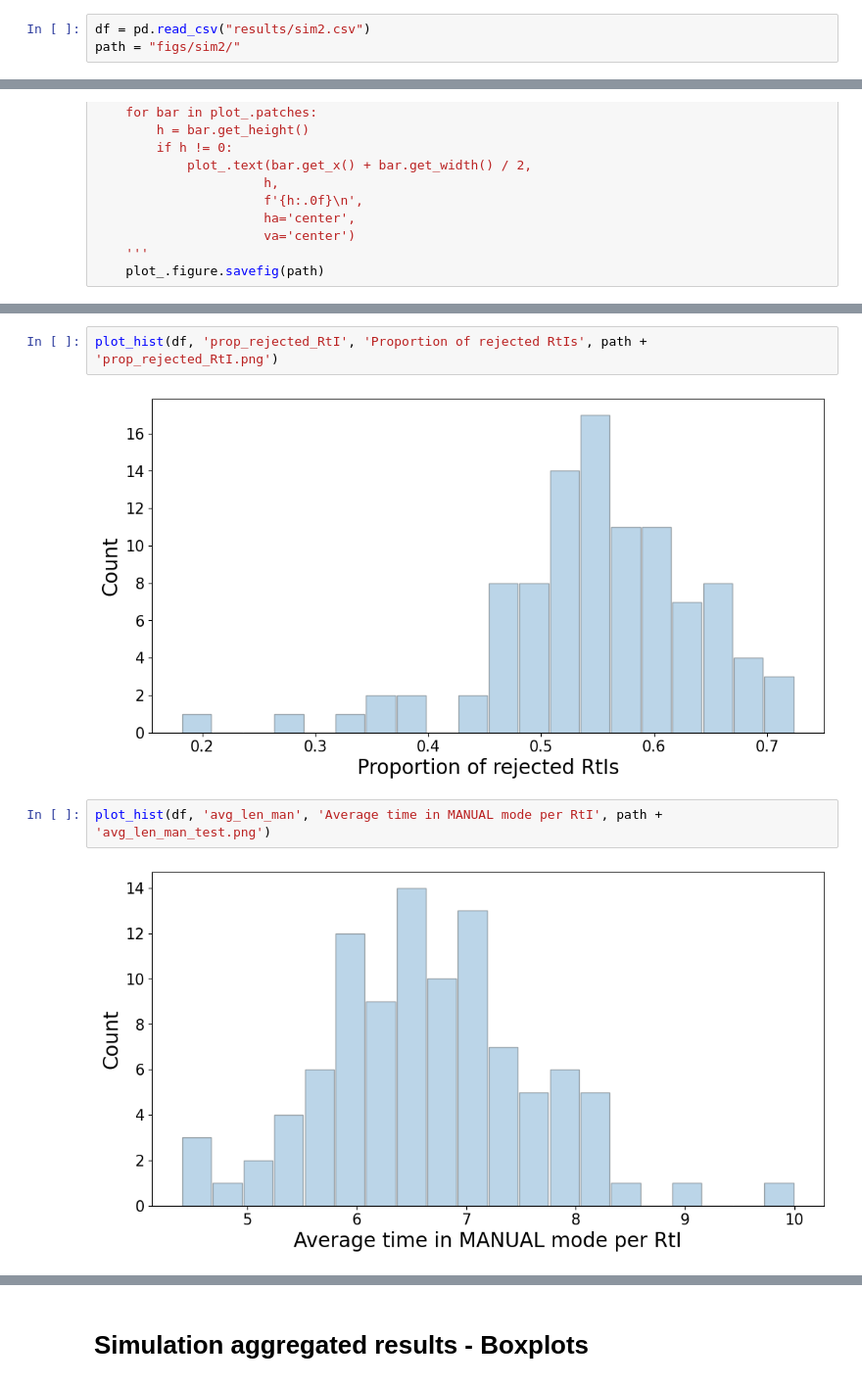
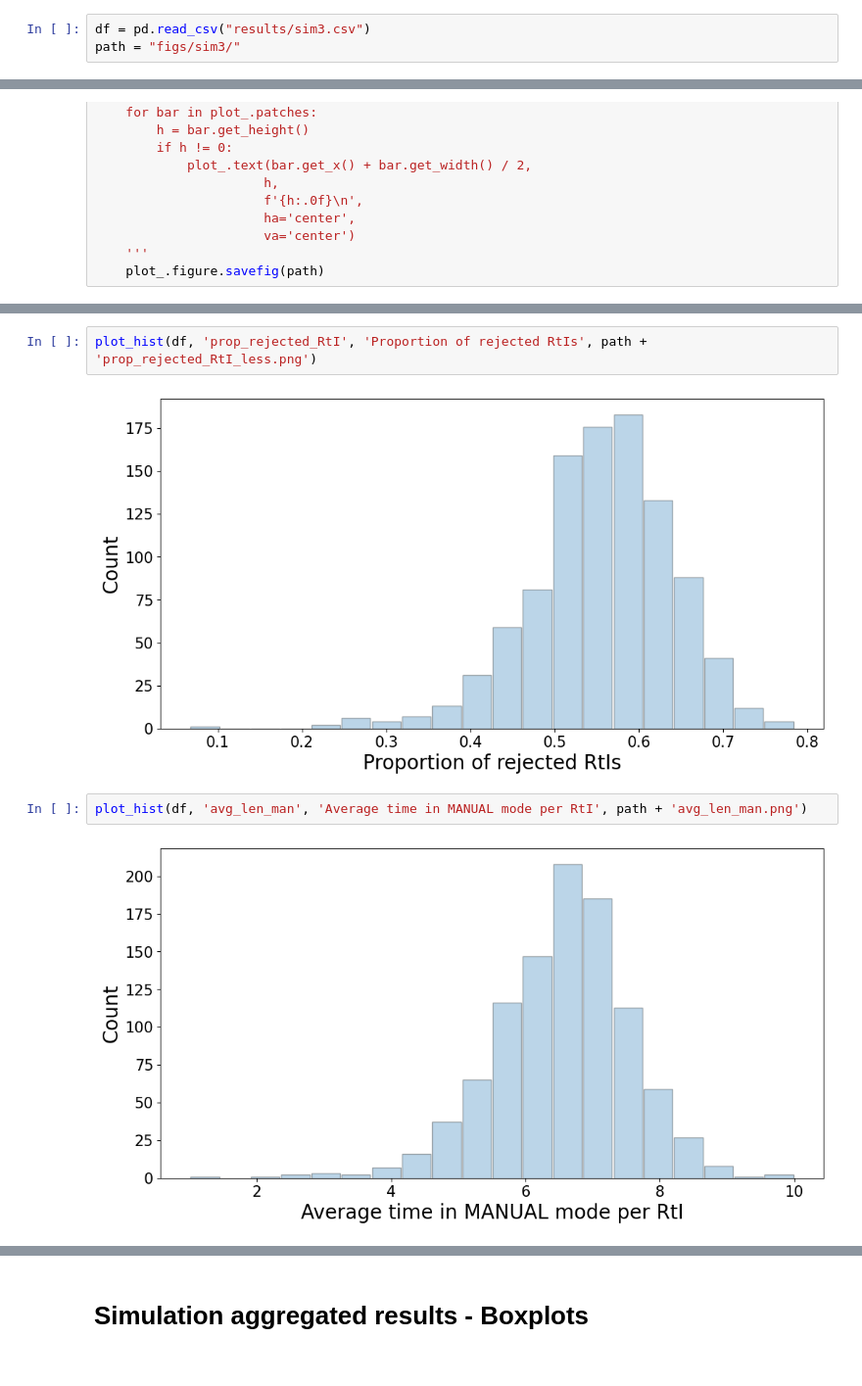
Before and after one commit to roinaveiro/ads_trusto, a Jupyter notebook: plots.ipynb, the cells around one changed output, grey strips where cells are left out. Shown: that part at 98% size. Cells and saved outputs as stored; diff of their text form.

```diff
--- a/plots.ipynb
+++ b/plots.ipynb
@@ -347,6 +219,6 @@ plot_.figure.savefig("figs/driver_state.png")
 # %% [markdown]
 # Simulation aggregated results - Histograms
 # %%
-df = pd.read_csv("results/sim2.csv")
-path = "figs/sim2/"
+df = pd.read_csv("results/sim3.csv")
+path = "figs/sim3/"
 # %%
@@ -395,9 +288,9 @@ plot_hist(df, 'n_emergency', 'Number of emergency alarms issued', path + 'n_emer
 # %%
-plot_hist(df, 'prop_rejected_RtI', 'Proportion of rejected RtIs', path + 'prop_rejected_RtI.png')
+plot_hist(df, 'prop_rejected_RtI', 'Proportion of rejected RtIs', path + 'prop_rejected_RtI_less.png')
 # %% [output]
-[figure, old version]
+[figure, new version]
 # %%
-plot_hist(df, 'avg_len_man', 'Average time in MANUAL mode per RtI', path + 'avg_len_man_test.png')
+plot_hist(df, 'avg_len_man', 'Average time in MANUAL mode per RtI', path + 'avg_len_man.png')
 # %% [output]
-[figure, old version]
+[figure, new version]
 # %%
```
Also changed, not shown: parts of 20 cells of this notebook, 33 other files.
